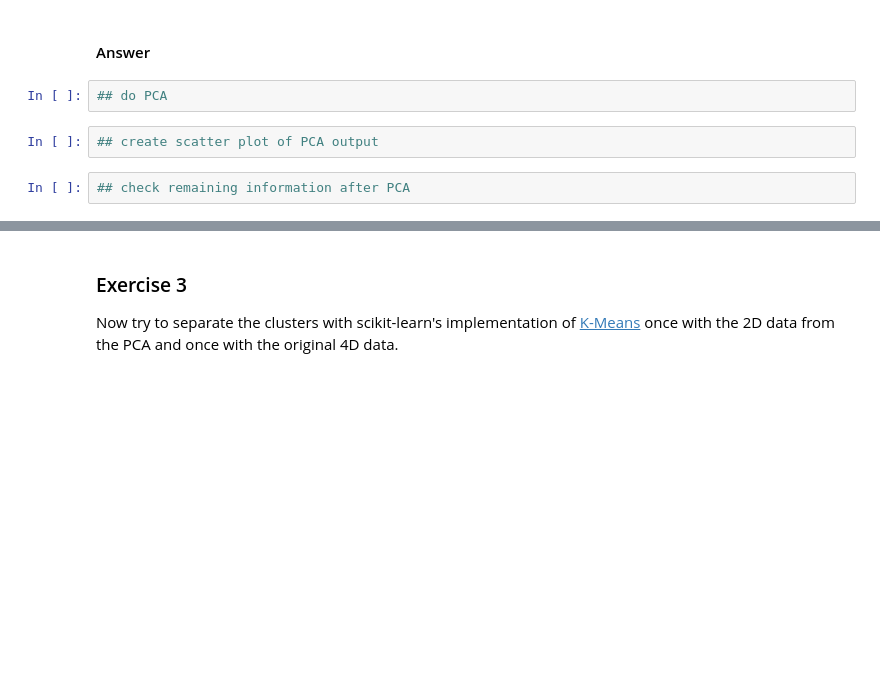
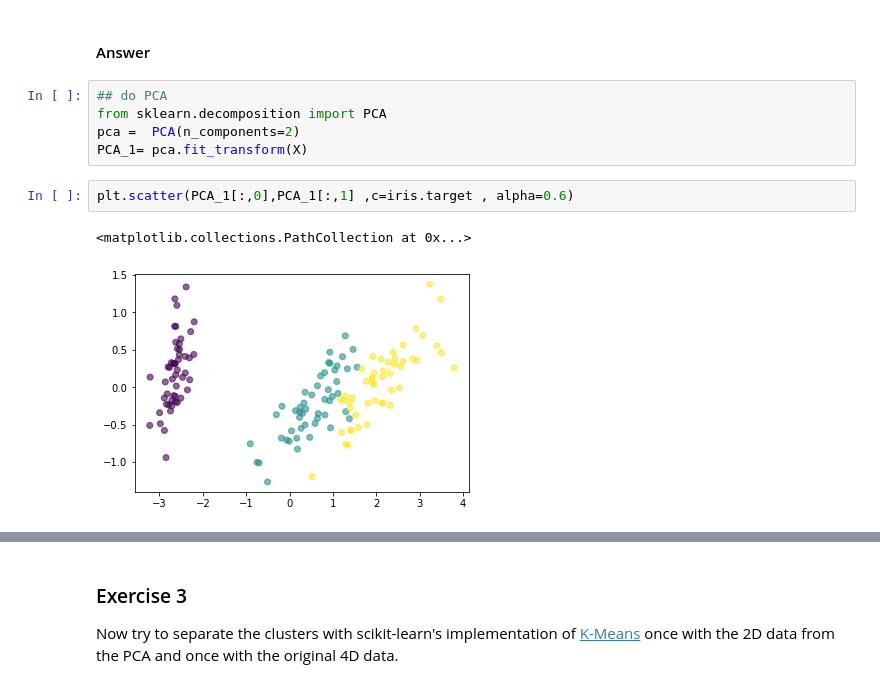
Before and after one commit to samerhmadi/Praktikum-8, a Jupyter notebook: 01_Intro_ex.ipynb, the cells around one changed output, grey strips where cells are left out. Saved outputs shown, nothing was run; the diff lists cells and outputs as text; blank space fills up the shorter version.

```diff
--- a/01_Intro_ex.ipynb
+++ b/01_Intro_ex.ipynb
@@ -245,9 +261,13 @@ Use PCA to transform the original data into 2 dimensions and show the transforme
 - Looking at your scatter plot, do you think a classifier could learn to separate the classes with only two-dimensional data? Why (not)?
 # %% [markdown]
 #### Answer
-# %%
-## do PCA
-# %%
-## create scatter plot of PCA output
-# %%
-## check remaining information after PCA
+# %%
+## do PCA
+from sklearn.decomposition import PCA
+pca =  PCA(n_components=2)
+PCA_1= pca.fit_transform(X)
+# %%
+plt.scatter(PCA_1[:,0],PCA_1[:,1] ,c=iris.target , alpha=0.6)
+# %% [output]
+<matplotlib.collections.PathCollection at 0x...>
+[figure, added]
```
Also changed, not shown: parts of 14 cells of this notebook.
